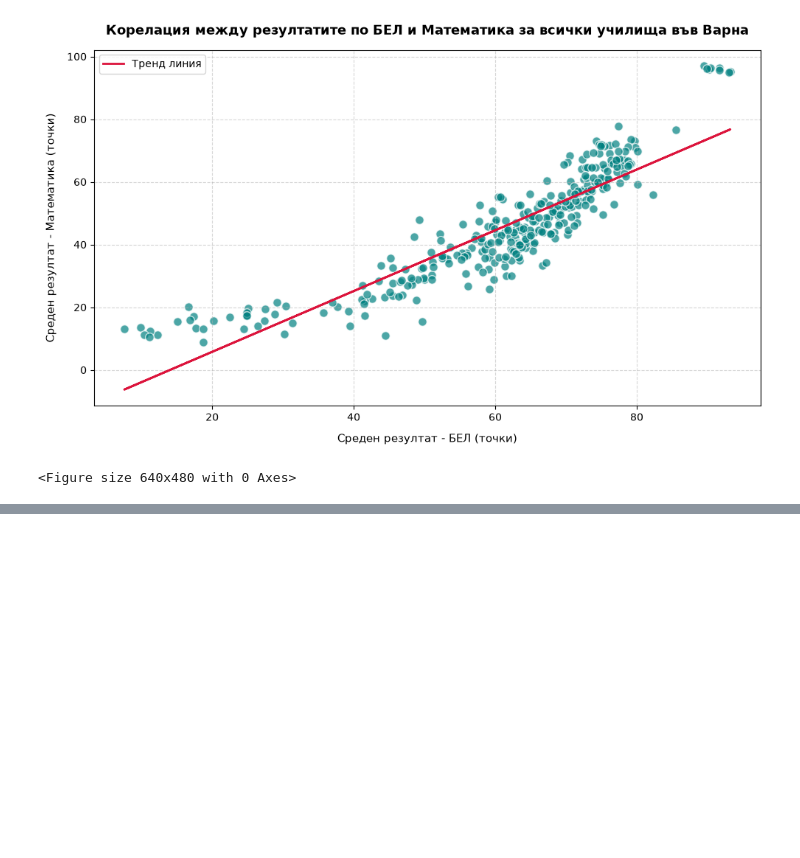
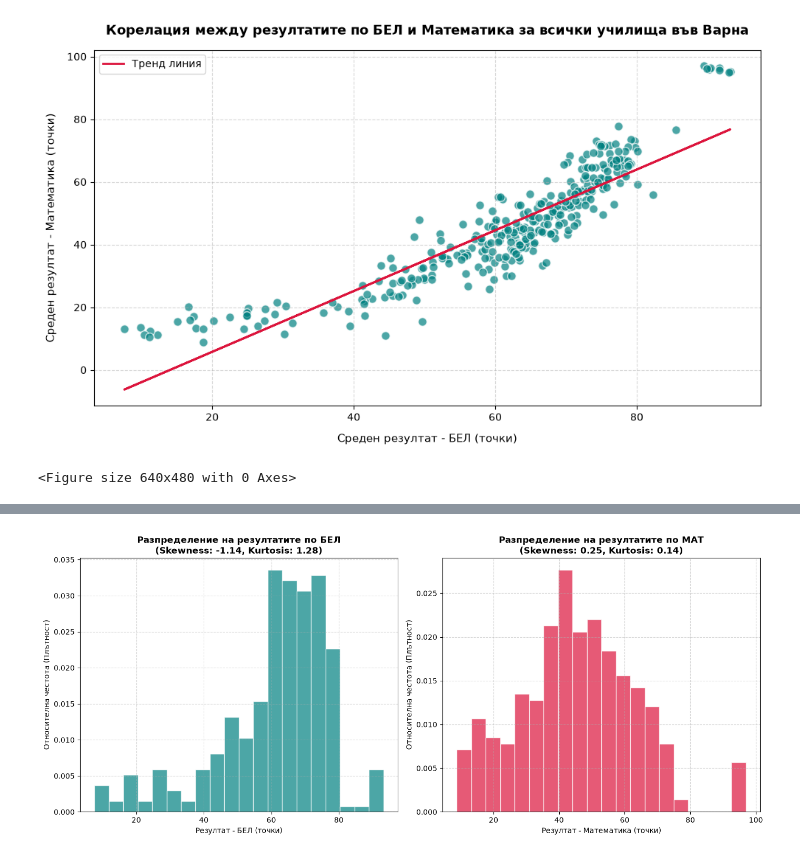
Before and after one commit to MariaDimitrova29/Math-concepts-Exam-project, a Jupyter notebook: varna_schools_analysis.ipynb, the cells around one changed output, grey strips where cells are left out. Drawn from its saved outputs; the diff is of its cells as text; code cells hidden in the pictures; blank space fills up the shorter version.

```diff
--- a/varna_schools_analysis.ipynb
+++ b/varna_schools_analysis.ipynb
@@ -200,0 +258,24 @@ plt.show()
+# %%
+# ВИЗУАЛИЗАЦИЯ НА МОМЕНТИТЕ НА РАЗПРЕДЕЛЕНИЕТО (Само с Matplotlib)
+# ==========================================
+plt.figure(figsize=(14, 6))
+
+# Графика 1: Разпределение за БЕЛ
+plt.subplot(1, 2, 1)
+plt.hist(df['БЕЛ'].dropna(), bins=20, density=True, color='teal', alpha=0.7, edgecolor='white')
+plt.title(f'Разпределение на резултатите по БЕЛ\n(Skewness: {skew_bel:.2f}, Kurtosis: {kurt_bel:.2f})', fontsize=12, fontweight='bold')
+plt.xlabel('Резултат - БЕЛ (точки)', fontsize=10)
+plt.ylabel('Относителна честота (Плътност)', fontsize=10)
+plt.grid(True, linestyle='--', alpha=0.5)
+
+# Графика 2: Разпределение за Математика
+plt.subplot(1, 2, 2)
+plt.hist(df['МАТ'].dropna(), bins=20, density=True, color='crimson', alpha=0.7, edgecolor='white')
+plt.title(f'Разпределение на резултатите по МАТ\n(Skewness: {skew_mat:.2f}, Kurtosis: {kurt_mat:.2f})', fontsize=12, fontweight='bold')
+plt.xlabel('Резултат - Математика (точки)', fontsize=10)
+plt.ylabel('Относителна честота (Плътност)', fontsize=10)
+plt.grid(True, linestyle='--', alpha=0.5)
+
+plt.tight_layout()
+# %% [output]
+[figure, added]
```
Also changed, not shown: parts of 2 cells of this notebook, 1 other file.
